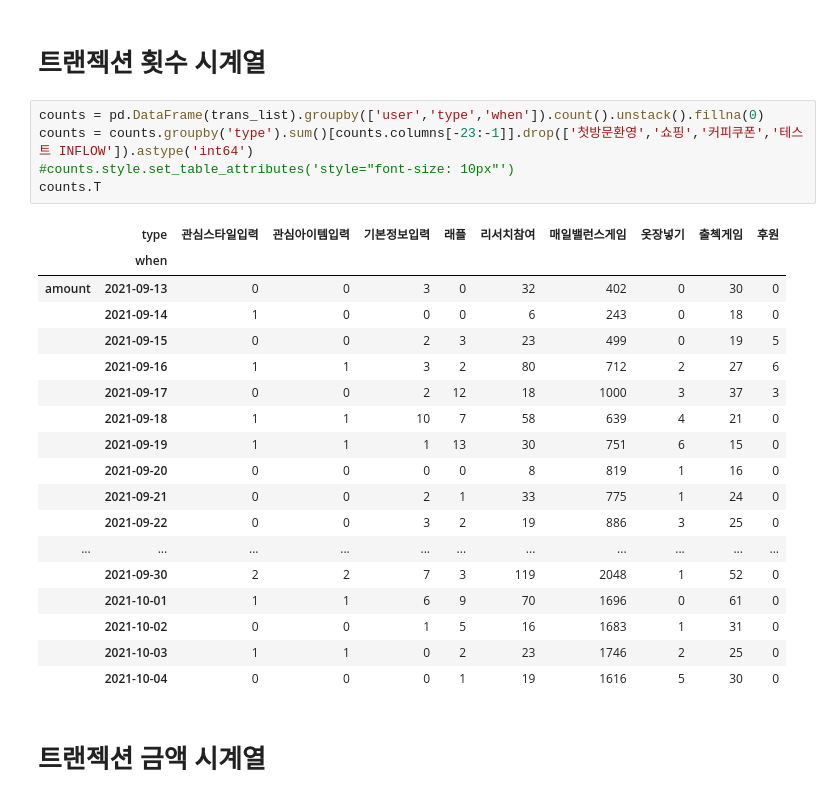
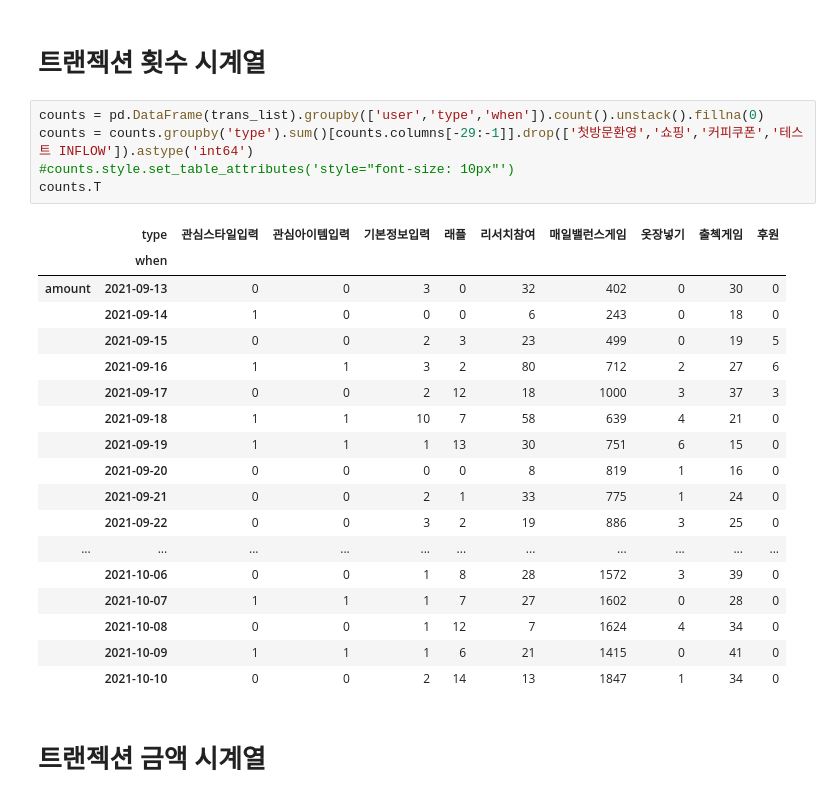
Before and after one commit to gem763/maskplay, a Jupyter notebook: data/트랜젝션 분석하기.ipynb, the cells around one changed output. Saved outputs shown, nothing was run; the diff lists cells and outputs as text.

```diff
--- a/data/트랜젝션 분석하기.ipynb
+++ b/data/트랜젝션 분석하기.ipynb
@@ -73,28 +70,28 @@ for _t in trans:
 # 트랜젝션 횟수 시계열
 # %%
 counts = pd.DataFrame(trans_list).groupby(['user','type','when']).count().unstack().fillna(0)
-counts = counts.groupby('type').sum()[counts.columns[-23:-1]].drop(['첫방문환영','쇼핑','커피쿠폰','테스트 INFLOW']).astype('int64')
+counts = counts.groupby('type').sum()[counts.columns[-29:-1]].drop(['첫방문환영','쇼핑','커피쿠폰','테스트 INFLOW']).astype('int64')
 #counts.style.set_table_attributes('style="font-size: 10px"')
 counts.T
 # %% [output]
 |  | type | 관심스타일입력 | 관심아이템입력 | 기본정보입력 | 래플 | 리서치참여 | 매일밸런스게임 | 옷장넣기 | 출첵게임 | 후원 |
 |  | when |  |  |  |  |  |  |  |  |  |
 | amount | 2021-09-13 | 0 | 0 | 3 | 0 | 32 | 402 | 0 | 30 | 0 |
 |  | 2021-09-14 | 1 | 0 | 0 | 0 | 6 | 243 | 0 | 18 | 0 |
 |  | 2021-09-15 | 0 | 0 | 2 | 3 | 23 | 499 | 0 | 19 | 5 |
 |  | 2021-09-16 | 1 | 1 | 3 | 2 | 80 | 712 | 2 | 27 | 6 |
 |  | 2021-09-17 | 0 | 0 | 2 | 12 | 18 | 1000 | 3 | 37 | 3 |
 |  | 2021-09-18 | 1 | 1 | 10 | 7 | 58 | 639 | 4 | 21 | 0 |
 |  | 2021-09-19 | 1 | 1 | 1 | 13 | 30 | 751 | 6 | 15 | 0 |
 |  | 2021-09-20 | 0 | 0 | 0 | 0 | 8 | 819 | 1 | 16 | 0 |
 |  | 2021-09-21 | 0 | 0 | 2 | 1 | 33 | 775 | 1 | 24 | 0 |
 |  | 2021-09-22 | 0 | 0 | 3 | 2 | 19 | 886 | 3 | 25 | 0 |
 | ... | ... | ... | ... | ... | ... | ... | ... | ... | ... | ... |
-|  | 2021-09-30 | 2 | 2 | 7 | 3 | 119 | 2048 | 1 | 52 | 0 |
-|  | 2021-10-01 | 1 | 1 | 6 | 9 | 70 | 1696 | 0 | 61 | 0 |
-|  | 2021-10-02 | 0 | 0 | 1 | 5 | 16 | 1683 | 1 | 31 | 0 |
-|  | 2021-10-03 | 1 | 1 | 0 | 2 | 23 | 1746 | 2 | 25 | 0 |
-|  | 2021-10-04 | 0 | 0 | 0 | 1 | 19 | 1616 | 5 | 30 | 0 |
+|  | 2021-10-06 | 0 | 0 | 1 | 8 | 28 | 1572 | 3 | 39 | 0 |
+|  | 2021-10-07 | 1 | 1 | 1 | 7 | 27 | 1602 | 0 | 28 | 0 |
+|  | 2021-10-08 | 0 | 0 | 1 | 12 | 7 | 1624 | 4 | 34 | 0 |
+|  | 2021-10-09 | 1 | 1 | 1 | 6 | 21 | 1415 | 0 | 41 | 0 |
+|  | 2021-10-10 | 0 | 0 | 2 | 14 | 13 | 1847 | 1 | 34 | 0 |
 # %% [markdown]
 # 트랜젝션 금액 시계열
 # %%
```
Also changed, not shown: parts of 8 cells of this notebook, 7 other files.
